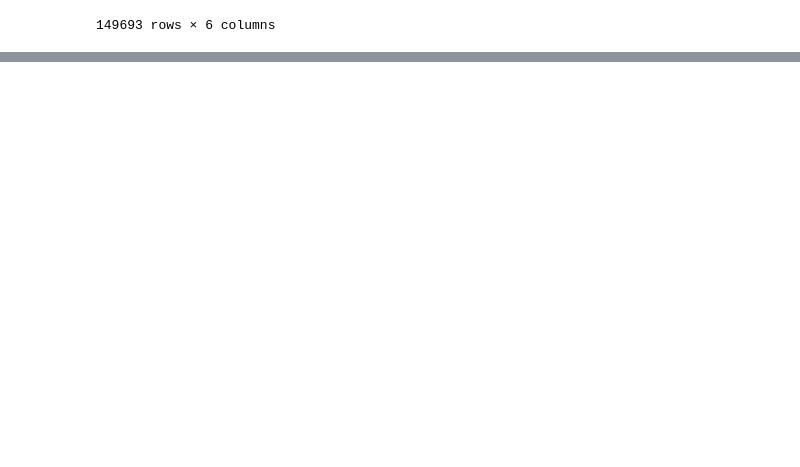
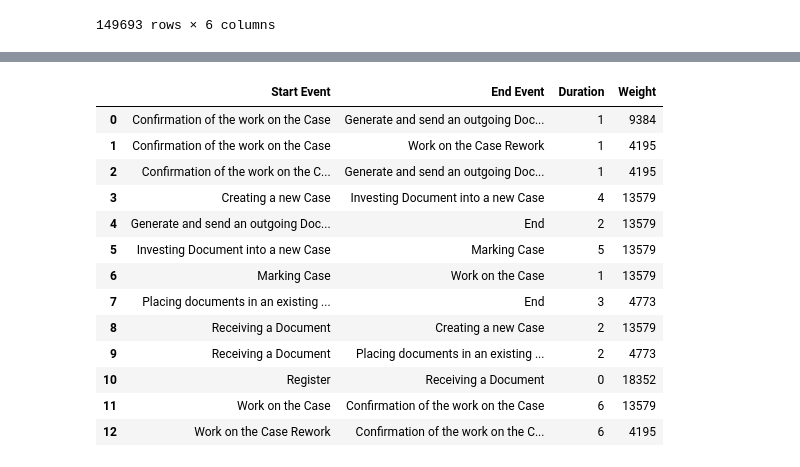
Before and after one commit to nkwachiabel/Document-Processing-Process-Mining, a Jupyter notebook: Document Processing Analysis Process Mining Approach.ipynb, the cells around one changed output, grey strips where cells are left out. Cells and saved outputs as stored; diff of their text form; code cells hidden in the pictures; blank space fills up the shorter version.

```diff
--- a/Document Processing Analysis Process Mining Approach.ipynb
+++ b/Document Processing Analysis Process Mining Approach.ipynb
@@ -614,0 +715,3 @@ ZA
+# %%
+process_new = new_rework[['case','new_event','startTime','org:resource']]
+process_new
@@ -614,0 +732,9 @@ ZA
+# %%
+sort1_new = process_new.iloc[:-1,:]
+sort2_new = process_new.iloc[1:,:].reset_index(drop=True)
+sortnew_new = pd.concat([sort1_new,sort2_new],axis=1)
+
+sortnew_new.columns = ['Case','Start Event','Start Time','Start User','Case_2','End Event','End Time','End User']
+sortnew_new['Comparison'] = sortnew_new.apply(lambda x: True if x['Case'] == x['Case_2'] else False,axis=1)
+sortnew_new = sortnew_new[sortnew_new['Comparison'] == True]
+sortnew_new
@@ -614,0 +789,28 @@ ZA
+# %%
+process33 = sortnew_new.copy()
+process33['Duration'] = (process33['End Time'] - process33['Start Time'])
+
+process33['Duration'] = pd.to_timedelta(process33['Duration'])/pd.Timedelta('60s')
+
+process33 = process33[['Start Event','End Event','Duration']]
+process33 = process33.groupby(['Start Event','End Event']).agg({'Duration': ['median'],'Start Event':['count']}).reset_index()
+process33.columns = ['Start Event','End Event', 'Duration', 'Weight']
+process33['Duration'] = round(process33['Duration'],0)
+process33['Duration'] = process33['Duration'].astype('int')
+
+process33
+# %% [output]
+|  | Start Event | End Event | Duration | Weight |
+| 0 | Confirmation of the work on the Case | Generate and send an outgoing Doc... | 1 | 9384 |
+| 1 | Confirmation of the work on the Case | Work on the Case Rework | 1 | 4195 |
+| 2 | Confirmation of the work on the C... | Generate and send an outgoing Doc... | 1 | 4195 |
+| 3 | Creating a new Case | Investing Document into a new Case | 4 | 13579 |
+| 4 | Generate and send an outgoing Doc... | End | 2 | 13579 |
+| 5 | Investing Document into a new Case | Marking Case | 5 | 13579 |
+| 6 | Marking Case | Work on the Case | 1 | 13579 |
+| 7 | Placing documents in an existing ... | End | 3 | 4773 |
+| 8 | Receiving a Document | Creating a new Case | 2 | 13579 |
+| 9 | Receiving a Document | Placing documents in an existing ... | 2 | 4773 |
+| 10 | Register | Receiving a Document | 0 | 18352 |
+| 11 | Work on the Case | Confirmation of the work on the Case | 6 | 13579 |
+| 12 | Work on the Case Rework | Confirmation of the work on the C... | 6 | 4195 |
```
Also changed, not shown: parts of 19 cells of this notebook.
